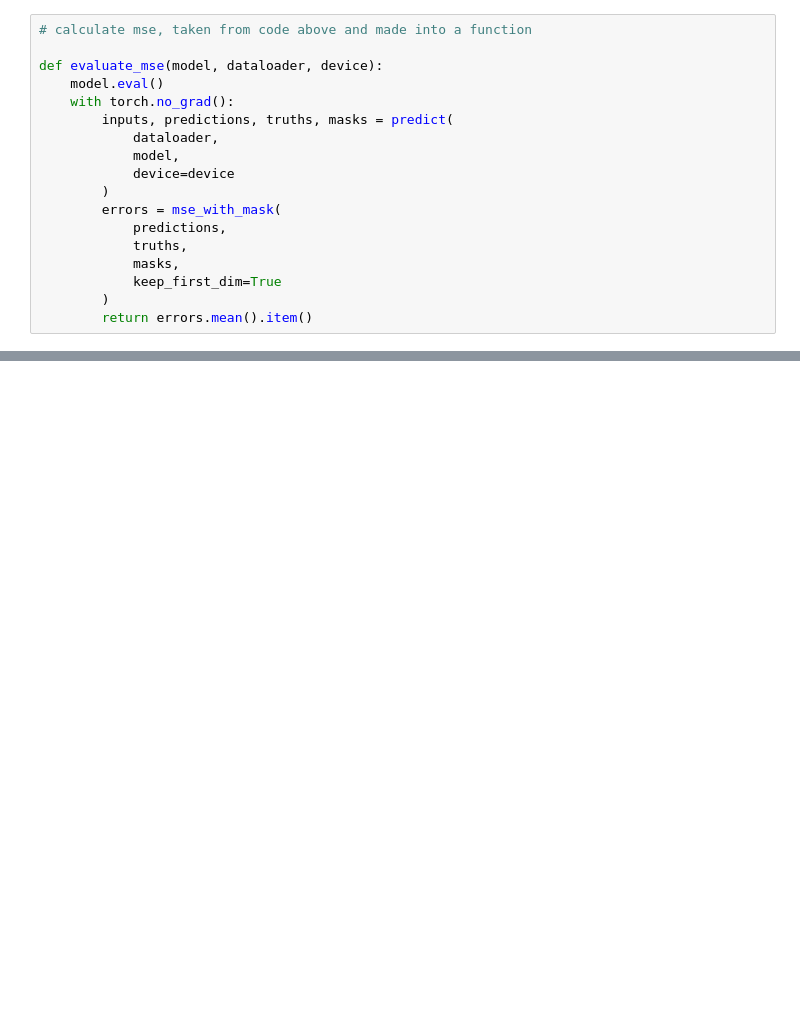
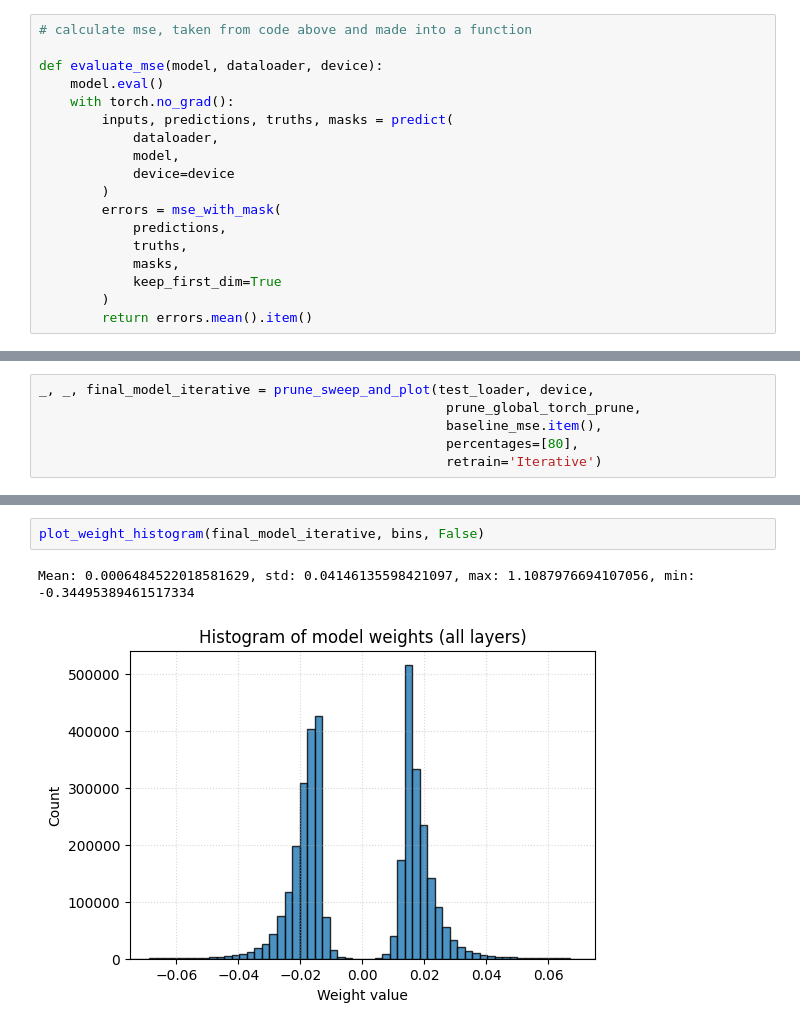
Before and after one commit to JackieLee23/HPML-Final-Project, a Jupyter notebook: density_to_phase_grad.ipynb, the cells around one changed output, grey strips where cells are left out. Saved outputs shown, nothing was run; the diff lists cells and outputs as text; blank space fills up the shorter version.

```diff
--- a/density_to_phase_grad.ipynb
+++ b/density_to_phase_grad.ipynb
@@ -642,0 +714,6 @@ plot_accuracy(sweep_params_no_retrain, mses_percent_drop_no_retrain)
+# %%
+_, _, final_model_iterative = prune_sweep_and_plot(test_loader, device,
+                                                    prune_global_torch_prune,
+                                                    baseline_mse.item(),
+                                                    percentages=[80],
+                                                    retrain='Iterative')
@@ -642,0 +733,5 @@ plot_accuracy(sweep_params_no_retrain, mses_percent_drop_no_retrain)
+# %%
+plot_weight_histogram(final_model_iterative, bins, False)
+# %% [output]
+Mean: 0.0006484522018581629, std: 0.04146135598421097, max: 1.1087976694107056, min: -0.34495389461517334
+[figure, added]
```
Also changed, not shown: parts of 23 cells of this notebook.
